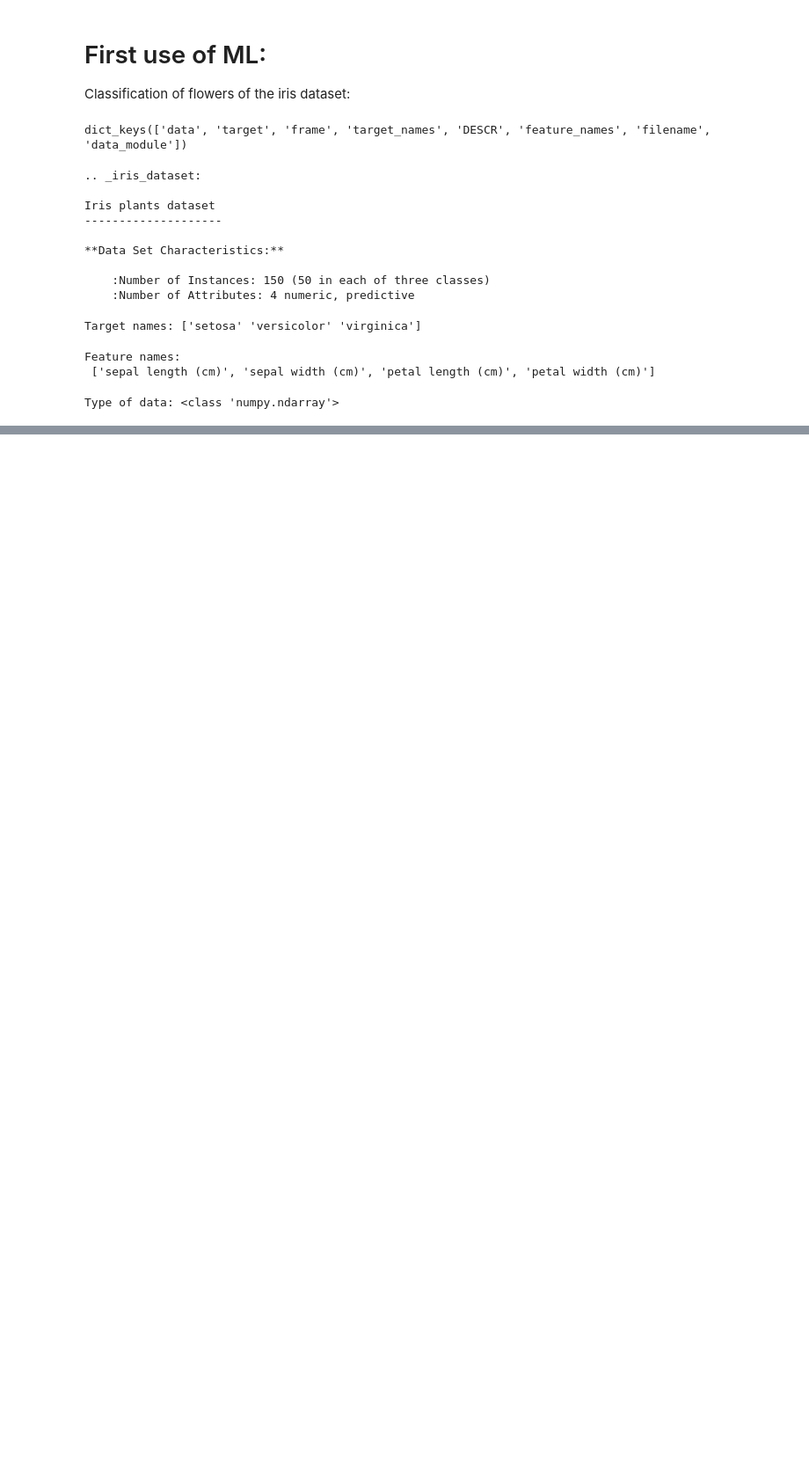
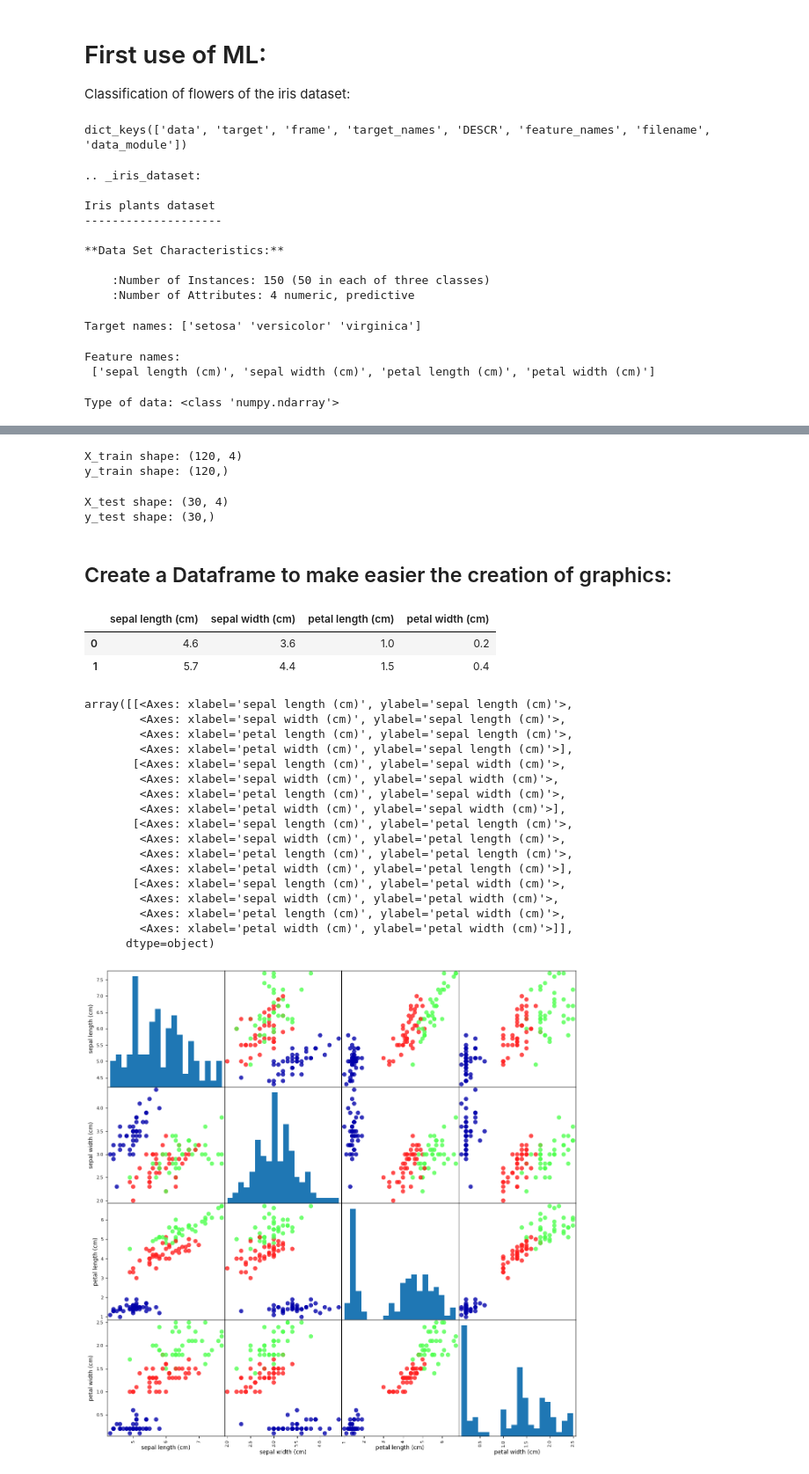
Before and after one commit to jonjimenez99/Portafolio, a Jupyter notebook: repaso_python.ipynb, the cells around one changed output, grey strips where cells are left out. Shown: that part at 88% size. Drawn from its saved outputs; the diff is of its cells as text; code cells hidden in the pictures; blank space fills up the shorter version.

Commit message:
Add the ML process for iris dataset

```diff
--- a/repaso_python.ipynb
+++ b/repaso_python.ipynb
@@ -104,0 +133,49 @@ Type of data: <class 'numpy.ndarray'>
+# %%
+from sklearn.model_selection import train_test_split
+
+X_train, X_test, y_train, y_test = train_test_split(iris_dataset['data'], iris_dataset['target'], test_size=0.2,
+                                                    random_state=42)
+# %%
+print("X_train shape:", X_train.shape)
+print("y_train shape:", y_train.shape)
+# %% [output]
+X_train shape: (120, 4)
+y_train shape: (120,)
+# %%
+print("X_test shape:", X_test.shape)
+print("y_test shape:", y_test.shape)
+# %% [output]
+X_test shape: (30, 4)
+y_test shape: (30,)
+# %% [markdown]
+## Create a Dataframe to make easier the creation of graphics:
+# %%
+df = pd.DataFrame(X_train, columns=iris_dataset['feature_names'])
+df.head(2)
+# %% [output]
+|  | sepal length (cm) | sepal width (cm) | petal length (cm) | petal width (cm) |
+| 0 | 4.6 | 3.6 | 1.0 | 0.2 |
+| 1 | 5.7 | 4.4 | 1.5 | 0.4 |
+# %%
+pd.plotting.scatter_matrix(df, c=y_train, figsize=(15, 15),
+                           marker='o', hist_kwds={'bins': 20}, s=60,
+                           alpha=.8, cmap=mglearn.cm3)
+# %% [output]
+array([[<Axes: xlabel='sepal length (cm)', ylabel='sepal length (cm)'>,
+        <Axes: xlabel='sepal width (cm)', ylabel='sepal length (cm)'>,
+        <Axes: xlabel='petal length (cm)', ylabel='sepal length (cm)'>,
+        <Axes: xlabel='petal width (cm)', ylabel='sepal length (cm)'>],
+       [<Axes: xlabel='sepal length (cm)', ylabel='sepal width (cm)'>,
+        <Axes: xlabel='sepal width (cm)', ylabel='sepal width (cm)'>,
+        <Axes: xlabel='petal length (cm)', ylabel='sepal width (cm)'>,
+        <Axes: xlabel='petal width (cm)', ylabel='sepal width (cm)'>],
+       [<Axes: xlabel='sepal length (cm)', ylabel='petal length (cm)'>,
+        <Axes: xlabel='sepal width (cm)', ylabel='petal length (cm)'>,
+        <Axes: xlabel='petal length (cm)', ylabel='petal length (cm)'>,
+        <Axes: xlabel='petal width (cm)', ylabel='petal length (cm)'>],
+       [<Axes: xlabel='sepal length (cm)', ylabel='petal width (cm)'>,
+        <Axes: xlabel='sepal width (cm)', ylabel='petal width (cm)'>,
+        <Axes: xlabel='petal length (cm)', ylabel='petal width (cm)'>,
+        <Axes: xlabel='petal width (cm)', ylabel='petal width (cm)'>]],
+      dtype=object)
+[figure, added]
```
Also changed, not shown: parts of 18 cells of this notebook.
